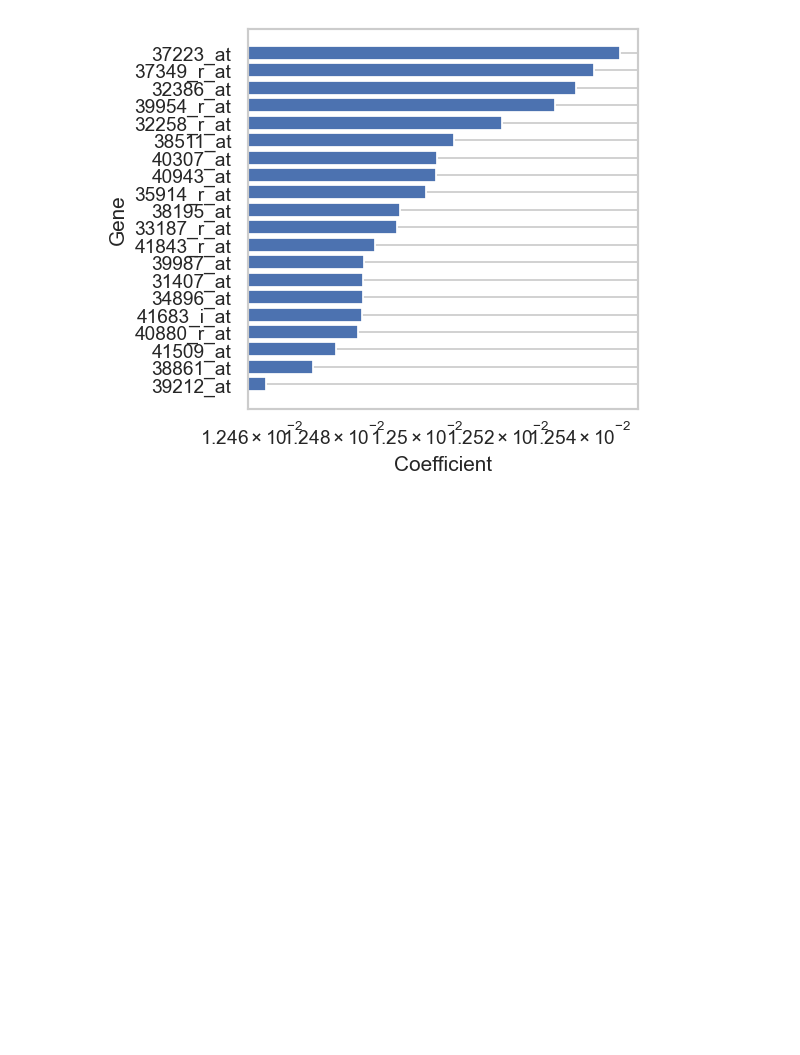
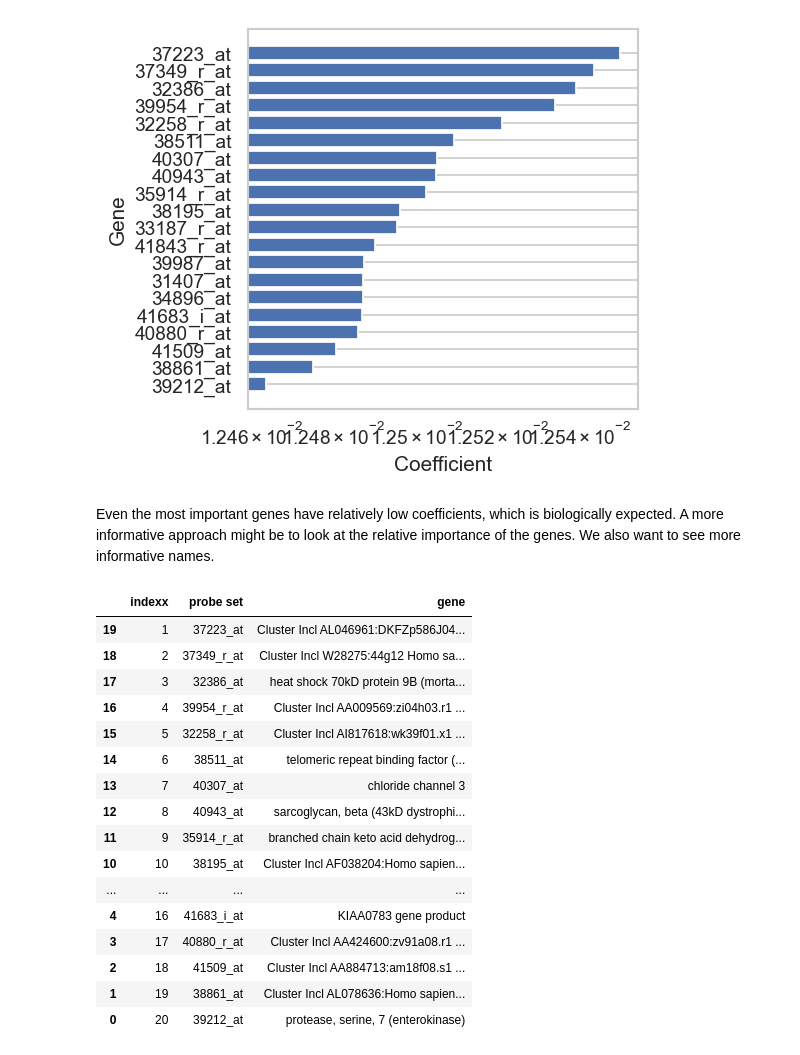
Before and after one commit to IvoLeist/ml_cnag-crg_course, a Jupyter notebook: day4/dimensionality_reduction.ipynb, the cells around one changed output. Saved outputs shown, nothing was run; the diff lists cells and outputs as text; code cells hidden in the pictures; blank space fills up the shorter version.

```diff
--- a/day4/dimensionality_reduction.ipynb
+++ b/day4/dimensionality_reduction.ipynb
@@ -740,0 +735,28 @@ geneannot = pd.read_table("data/Annotation_genes.tsv")
+# %% [markdown]
+Even the most important genes have relatively low coefficients, which is biologically expected. A more informative
+approach might be to look at the relative importance of the genes. We also want to see more informative names.
+# %%
+# get gene names
+geneannot = pd.read_table("data/Annotation_genes.tsv")
+labdt = geneannot.loc[geneannot['probe set'].isin(labels)]
+indices = list(reversed(range(1,len(labels)+1)))
+ldt = pd.DataFrame(list(zip(indices,labels,labdt['gene'])), columns=['indexx', 'probe set', 'gene'])
+ldt.sort_values('indexx')
+# %% [output]
+|  | indexx | probe set | gene |
+| 19 | 1 | 37223_at | Cluster Incl AL046961:DKFZp586J04... |
+| 18 | 2 | 37349_r_at | Cluster Incl W28275:44g12 Homo sa... |
+| 17 | 3 | 32386_at | heat shock 70kD protein 9B (morta... |
+| 16 | 4 | 39954_r_at | Cluster Incl AA009569:zi04h03.r1 ... |
+| 15 | 5 | 32258_r_at | Cluster Incl AI817618:wk39f01.x1 ... |
+| 14 | 6 | 38511_at | telomeric repeat binding factor (... |
+| 13 | 7 | 40307_at | chloride channel 3 |
+| 12 | 8 | 40943_at | sarcoglycan, beta (43kD dystrophi... |
+| 11 | 9 | 35914_r_at | branched chain keto acid dehydrog... |
+| 10 | 10 | 38195_at | Cluster Incl AF038204:Homo sapien... |
+| ... | ... | ... | ... |
+| 4 | 16 | 41683_i_at | KIAA0783 gene product |
+| 3 | 17 | 40880_r_at | Cluster Incl AA424600:zv91a08.r1 ... |
+| 2 | 18 | 41509_at | Cluster Incl AA884713:am18f08.s1 ... |
+| 1 | 19 | 38861_at | Cluster Incl AL078636:Homo sapien... |
+| 0 | 20 | 39212_at | protease, serine, 7 (enterokinase) |
```
Also changed, not shown: parts of 22 cells of this notebook.
